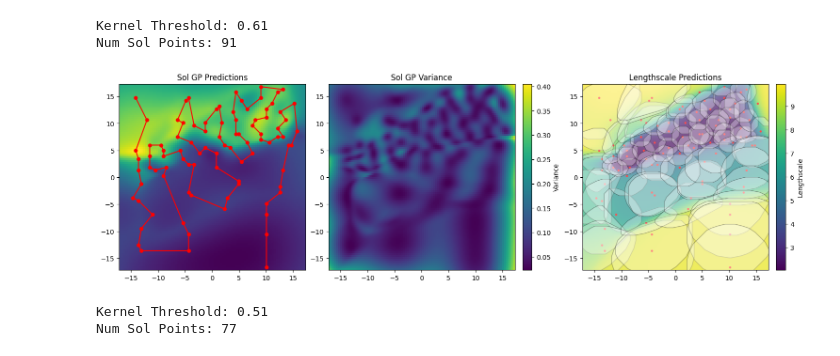
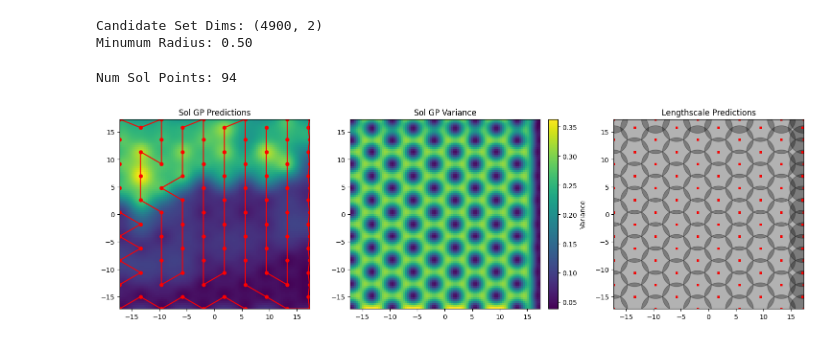
Before and after one commit to itskalvik/ICPP, a Jupyter notebook: demo.ipynb, the cells around one changed output. Drawn from its saved outputs; the diff is of its cells as text; code cells hidden in the pictures.

Commit message:
Add hexcoverage method

```diff
--- a/demo.ipynb
+++ b/demo.ipynb
@@ -41,7 +27,7 @@ X_train, y_train = dataset.get_train()
 # Train GP/Kernel
 _, noise_variance, kernel, model = get_model_params(
     X_train=X_train, y_train=y_train,
-    kernel=get_kernel('Attentive')(lengthscales=np.linspace(1, 10, 10)),
+    kernel=get_kernel('RBF')(),
     optimizer='tf.Nadam',
     learning_rate=1e-2,
     max_steps=1000,
@@ -112,17 +64,33 @@ plt.show()
+# %%
+# ---------------- Generate X_cand (grid with spacing set to minimum radius) ----------------
+max_var = 0.4
+min_r = 1/2
+x_max, y_max = X_train.max(axis=0)
+x_min, y_min = X_train.min(axis=0)
+
+# Define the number of points in each dimension
+cand_x_dim = np.ceil((x_max-x_min)/min_r).astype(int)
+cand_y_dim = np.ceil((y_max-y_min)/min_r).astype(int)
+
+X_cand = get_grid(X_train, cand_x_dim, cand_y_dim)
+print("Candidate Set Dims:", X_cand.shape)
+print(f"Minumum Radius: {min_r:.2f}")
+# %% [output]
+Candidate Set Dims: (4900, 2)
+Minumum Radius: 0.50
 # %%
-max_var = 0.65
-kernel_threshold = np.sqrt((1.0 - max_var)*(1 + noise_variance))
-print(f"Kernel Threshold: {kernel_threshold:.2f}")
-cmodel = get_method('GreedyCoverage')(num_sensing=500,
-                                      X_objective=X_train,
-                                      kernel=kernel,
-                                      noise_variance=noise_variance,
-                                      X_candidates=X_cand)
-X_sol = cmodel.optimize(kernel_threshold=max_var)[0]
-print(f"Num Sol Points: {len(X_sol)}")
+var_threshold = 0.4
+cmodel = get_method('HexCoverage')(num_sensing=500,
+                                   X_objective=X_train,
+                                   kernel=kernel,
+                                   noise_variance=noise_variance,
+                                   X_candidates=X_cand)
+X_sol, fovs = cmodel.optimize(var_threshold=var_threshold,
+                              return_fovs=True)
+X_sol = X_sol[0]
+print(f"Num Sol Points: {len(fovs)}")
 # %% [output]
-Kernel Threshold: 0.61
-Num Sol Points: 91
+Num Sol Points: 94
 # %%
 y_sol, _ = model.predict_f(X_sol)
 _, _, _, model_sol = get_model_params(
@@ -139,56 +106,39 @@ cov = kernel(X_sol, X_test).numpy()
 fig, axes = plt.subplots(1, 3, figsize=(15, 4.5), constrained_layout=True)
 
 # First subplot — training data
 sc1 = axes[0].imshow(mean.numpy().reshape(x_dim, y_dim).T,
                      extent=extent, origin="lower")
 axes[0].scatter(X_sol[:, 0], X_sol[:, 1], c='r', s=25)
 axes[0].plot(X_sol[:, 0], X_sol[:, 1], c='r')
 axes[0].set_title("Sol GP Predictions")
 axes[0].set_aspect('equal')
 
 sc2 = axes[1].imshow(var.numpy().reshape(x_dim, y_dim).T,
                      extent=extent, origin="lower")
 axes[1].set_title("Sol GP Variance")
 axes[1].set_aspect('equal')
 fig.colorbar(sc2, ax=axes[1], orientation='vertical',
              fraction=0.05, pad=0.04, label='Variance')
 
-sc3 = axes[2].imshow(y_test_ls.reshape(x_dim, y_dim).T,
-                     extent=extent, origin="lower")
+#sc3 = axes[2].imshow(y_test_ls.reshape(x_dim, y_dim).T,
+#                     extent=extent, origin="lower")
 axes[2].scatter(X_sol[:, 0], X_sol[:, 1], c='r', s=5)
 
-for i in range(len(X_sol)):
-    idx = np.where(cov[i] > kernel_threshold)
-    mask = X_test[idx]
-    poly = Polygon(mask).convex_hull
-    poly = poly.buffer(0.5)
-    patch = MplPolygon(list(poly.exterior.coords),
+for fov in fovs:
+    patch = MplPolygon(list(fov.exterior.coords),
                     closed=True,
-                    facecolor='w',
+                    facecolor='k',
                     edgecolor='k',
                     alpha=0.3)
     axes[2].add_patch(patch)
+    axes[2].scatter(X_sol[:, 0], X_sol[:, 1], c='r', s=5)
 axes[2].set_title("Lengthscale Predictions")
 axes[2].set_aspect('equal')
 axes[2].set_xlim(axes[1].get_xlim())
 axes[2].set_ylim(axes[1].get_ylim())
-fig.colorbar(sc3, ax=axes[2], orientation='vertical',
-             fraction=0.05, pad=0.04, label='Lengthscale')
+#fig.colorbar(sc3, ax=axes[2], orientation='vertical',
+#             fraction=0.05, pad=0.04, label='Lengthscale')
 
 plt.show()
 # %% [output]
-[figure, old version]
+[figure, new version]
-# %%
-max_var = 0.75
-kernel_threshold = np.sqrt((1.0 - max_var)*(1 + noise_variance))
-print(f"Kernel Threshold: {kernel_threshold:.2f}")
-cmodel = get_method('GCBCoverage')(num_sensing=500,
-                                   X_objective=X_train,
-                                   kernel=kernel,
-                                   noise_variance=noise_variance,
-                                   X_candidates=X_sol)
-X_sol = cmodel.optimize(kernel_threshold=max_var)[0]
-print(f"Num Sol Points: {len(X_sol)}")
-# %% [output]
-Kernel Threshold: 0.51
-Num Sol Points: 77
```
Also changed, not shown: parts of 7 cells of this notebook, 1 other file.
